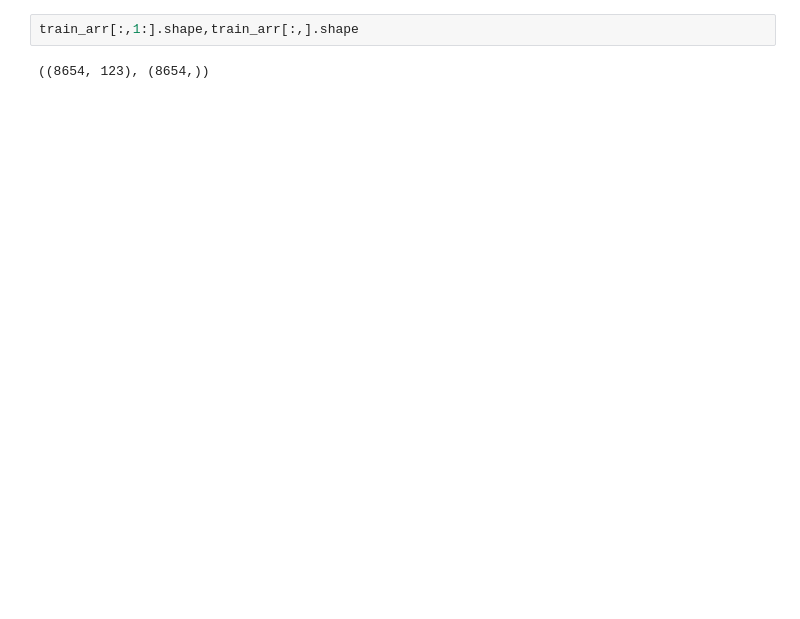
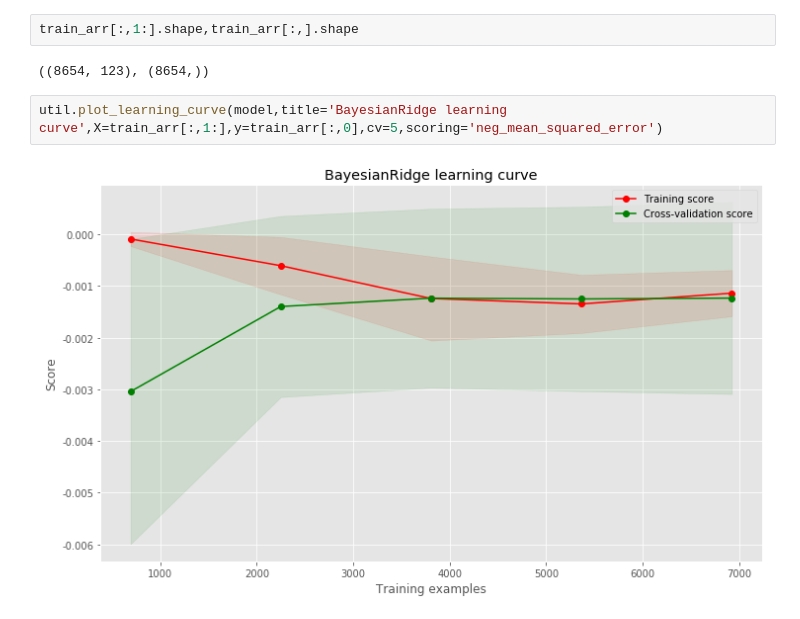
Before and after one commit to mmmmmmiracle/sda_project, a Jupyter notebook: 5_Linear_model/linear_model.ipynb, the cells around one changed output. Saved outputs shown, nothing was run; the diff lists cells and outputs as text; blank space fills up the shorter version.

```diff
--- a/5_Linear_model/linear_model.ipynb
+++ b/5_Linear_model/linear_model.ipynb
@@ -179,3 +176,7 @@ plot_result(0,len(yhat))
 train_arr[:,1:].shape,train_arr[:,].shape
 # %% [output]
 ((8654, 123), (8654,))
+# %%
+util.plot_learning_curve(model,title='BayesianRidge learning curve',X=train_arr[:,1:],y=train_arr[:,0],cv=5,scoring='neg_mean_squared_error')
+# %% [output]
+[figure, added]
```
Also changed, not shown: parts of 6 cells of this notebook, 6 other files.
